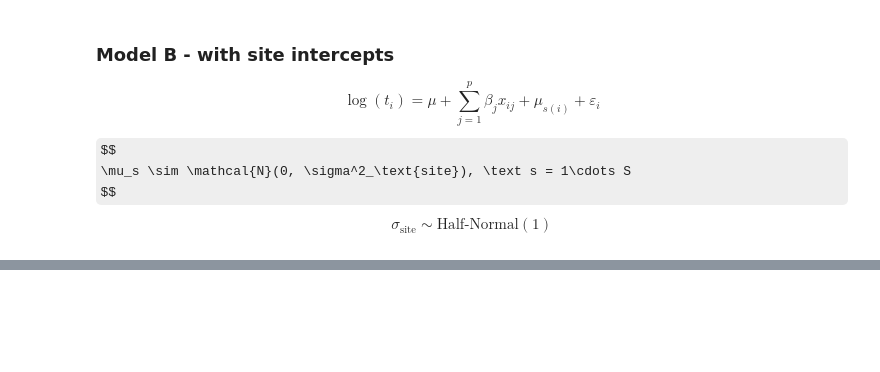
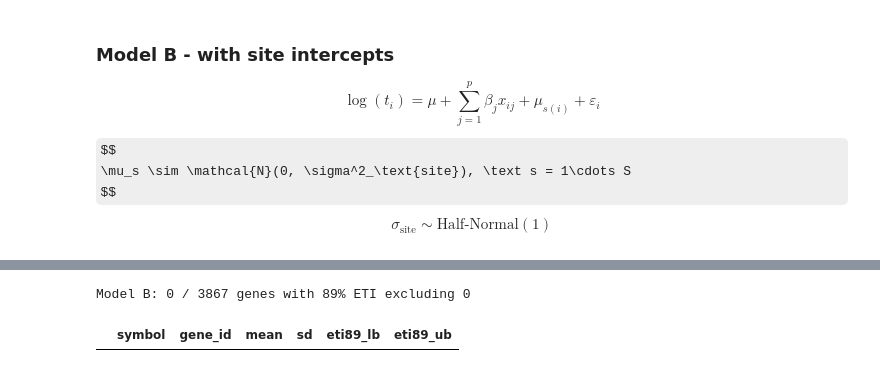
Before and after one commit to affanhamid/tcga-survival-bias, a Jupyter notebook: notebooks/03_Modelling.ipynb, the cells around one changed output, grey strips where cells are left out. Saved outputs shown, nothing was run; the diff lists cells and outputs as text; code cells hidden in the pictures; some formulas as TeX source; blank space fills up the shorter version.

```diff
--- a/notebooks/03_Modelling.ipynb
+++ b/notebooks/03_Modelling.ipynb
@@ -231,0 +315,17 @@ $$
+# %%
+model_b = build_model_b(df, gene_cols, p0=10)
+
+with model_b:
+    trace_b = pm.sample(
+        draws=1000,
+        tune=1000,
+        chains=4,
+        target_accept=0.99,
+        nuts_sampler="nutpie",
+        return_inferencedata=True,
+    )
+
+print(az.summary(trace_b, var_names=["mu", "alpha", "tau", "sigma_site"], round_to=3))
+print(f"Divergences: {int(trace_b.sample_stats.diverging.sum())}")
+trace_b.to_netcdf("../data/processed/model_b_hallmark.nc")
+print("saved -> data/processed/model_b_hallmark.nc")
@@ -231,0 +350,16 @@ $$
+# %%
+# --- Model B: gene hits after site adjustment ---
+bsb = az.summary(trace_b, var_names=["beta"]).reset_index(drop=True)
+num_cols = ["mean", "sd", "eti89_lb", "eti89_ub"]
+bsb[num_cols] = bsb[num_cols].apply(pd.to_numeric, errors="coerce")
+bsb["gene_id"] = gene_cols
+bsb["symbol"]  = [ens2sym.get(g, g) for g in gene_cols]
+
+hits_b = bsb[(bsb["eti89_lb"] > 0) | (bsb["eti89_ub"] < 0)].copy()
+hits_b = hits_b.reindex(hits_b["mean"].abs().sort_values(ascending=False).index)
+
+print(f"Model B: {len(hits_b)} / {len(gene_cols)} genes with 89% ETI excluding 0")
+hits_b[["symbol", "gene_id", "mean", "sd", "eti89_lb", "eti89_ub"]].head(25)
+# %% [output]
+Model B: 0 / 3867 genes with 89% ETI excluding 0
+|  | symbol | gene_id | mean | sd | eti89_lb | eti89_ub |
```
Also changed, not shown: parts of 14 cells of this notebook, 2 other files.
